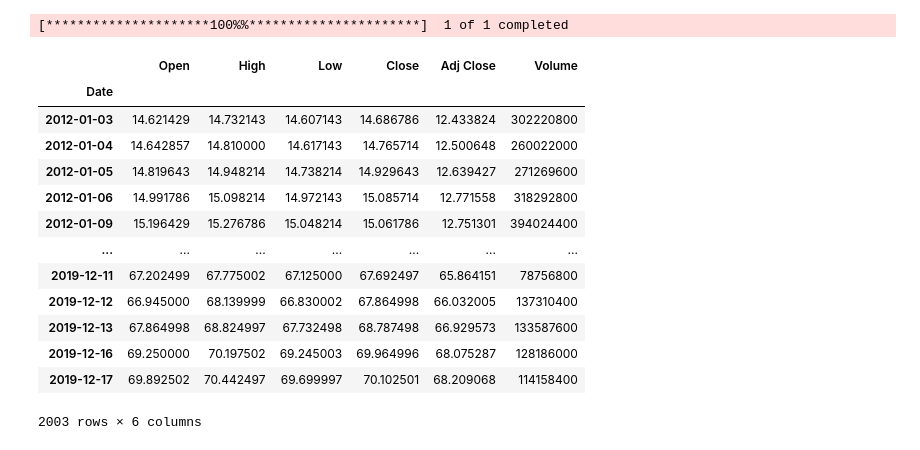
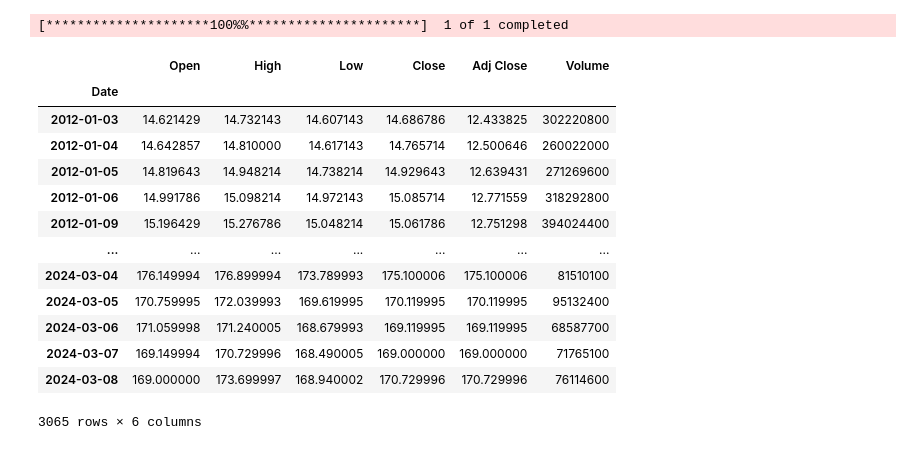
Before and after one commit to abhijit49/Stock-Price-Prediction, a Jupyter notebook: Stock_Price_Prediction.ipynb, the cells around one changed output. Cells and saved outputs as stored; diff of their text form; code cells hidden in the pictures.

```diff
--- a/Stock_Price_Prediction.ipynb
+++ b/Stock_Price_Prediction.ipynb
@@ -21,33 +21,33 @@ plt.style.use('fivethirtyeight')
 # %%
 # Define symbol and desired date range
 symbol = "AAPL"
 today = pd.to_datetime("today")  # Ensures today's date
 start_date = datetime(2012,1,1)
-end_date = datetime(2019,12,18)
+end_date = today
 
 # Retrieve historical data
 df = pdr.get_data_yahoo(symbol, start=start_date, end=end_date)
 
 # Access data (example: closing prices)
 closing_prices = df["Close"]
 
 df
 # %% [output]
 [*********************100%%**********************]  1 of 1 completed
 |  | Open | High | Low | Close | Adj Close | Volume |
 | Date |  |  |  |  |  |  |
-| 2012-01-03 | 14.621429 | 14.732143 | 14.607143 | 14.686786 | 12.433824 | 302220800 |
-| 2012-01-04 | 14.642857 | 14.810000 | 14.617143 | 14.765714 | 12.500648 | 260022000 |
-| 2012-01-05 | 14.819643 | 14.948214 | 14.738214 | 14.929643 | 12.639427 | 271269600 |
-| 2012-01-06 | 14.991786 | 15.098214 | 14.972143 | 15.085714 | 12.771558 | 318292800 |
-| 2012-01-09 | 15.196429 | 15.276786 | 15.048214 | 15.061786 | 12.751301 | 394024400 |
+| 2012-01-03 | 14.621429 | 14.732143 | 14.607143 | 14.686786 | 12.433825 | 302220800 |
+| 2012-01-04 | 14.642857 | 14.810000 | 14.617143 | 14.765714 | 12.500646 | 260022000 |
+| 2012-01-05 | 14.819643 | 14.948214 | 14.738214 | 14.929643 | 12.639431 | 271269600 |
+| 2012-01-06 | 14.991786 | 15.098214 | 14.972143 | 15.085714 | 12.771559 | 318292800 |
+| 2012-01-09 | 15.196429 | 15.276786 | 15.048214 | 15.061786 | 12.751298 | 394024400 |
 | ... | ... | ... | ... | ... | ... | ... |
-| 2019-12-11 | 67.202499 | 67.775002 | 67.125000 | 67.692497 | 65.864151 | 78756800 |
-| 2019-12-12 | 66.945000 | 68.139999 | 66.830002 | 67.864998 | 66.032005 | 137310400 |
-| 2019-12-13 | 67.864998 | 68.824997 | 67.732498 | 68.787498 | 66.929573 | 133587600 |
-| 2019-12-16 | 69.250000 | 70.197502 | 69.245003 | 69.964996 | 68.075287 | 128186000 |
-| 2019-12-17 | 69.892502 | 70.442497 | 69.699997 | 70.102501 | 68.209068 | 114158400 |
+| 2024-03-04 | 176.149994 | 176.899994 | 173.789993 | 175.100006 | 175.100006 | 81510100 |
+| 2024-03-05 | 170.759995 | 172.039993 | 169.619995 | 170.119995 | 170.119995 | 95132400 |
+| 2024-03-06 | 171.059998 | 171.240005 | 168.679993 | 169.119995 | 169.119995 | 68587700 |
+| 2024-03-07 | 169.149994 | 170.729996 | 168.490005 | 169.000000 | 169.000000 | 71765100 |
+| 2024-03-08 | 169.000000 | 173.699997 | 168.940002 | 170.729996 | 170.729996 | 76114600 |
-2003 rows × 6 columns
+3065 rows × 6 columns
 # %%
 #Get the number of rows and columns in the dataset
 df.shape
```
Also changed, not shown: parts of 18 cells of this notebook.
